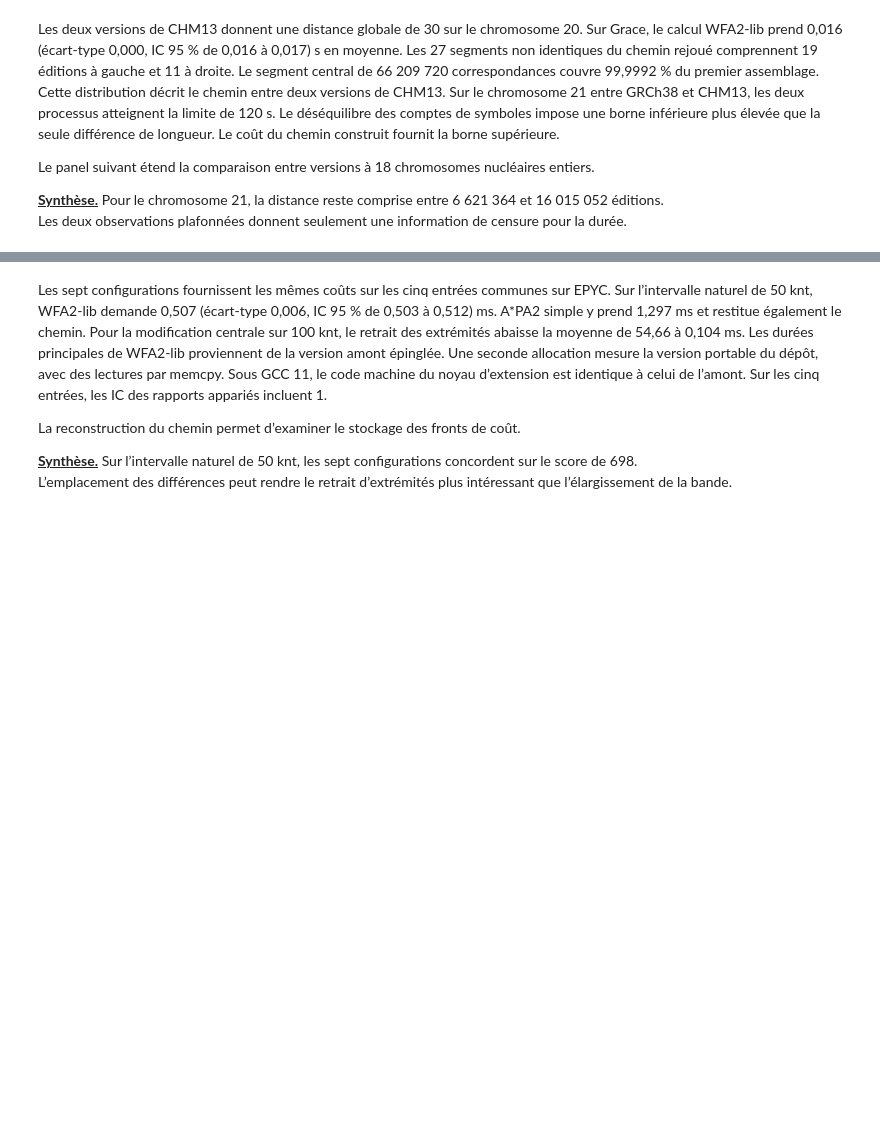
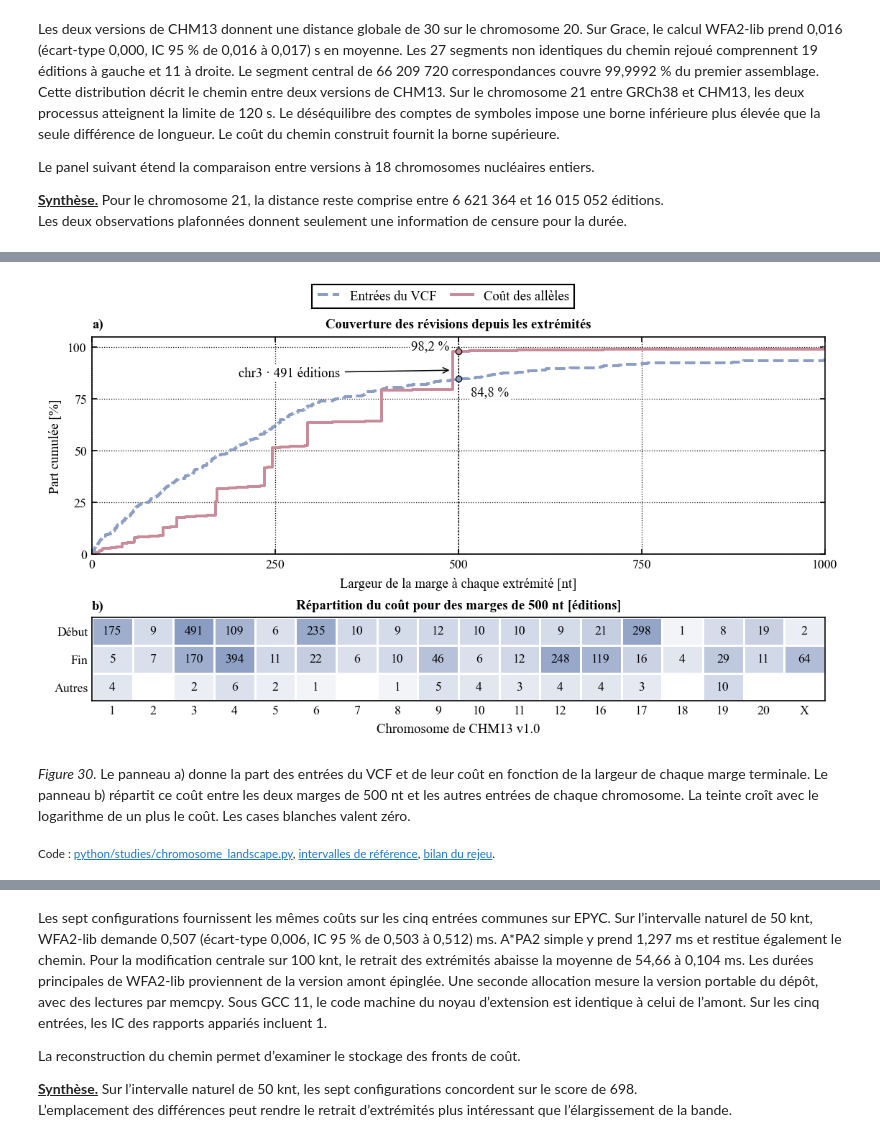
Before and after one commit to wolf75222/nvpd-edit-distance, a Jupyter notebook: notebooks/profil_nvpd.ipynb, the cells around one changed output, grey strips where cells are left out. Drawn from its saved outputs; the diff is of its cells as text; code cells hidden in the pictures; blank space fills up the shorter version.

```diff
--- a/notebooks/profil_nvpd.ipynb
+++ b/notebooks/profil_nvpd.ipynb
@@ -2070,0 +2119,14 @@ nv_save(rc_make_figure(rc_curves), "distributed/concentration_rangs")
+# %%
+from studies.rank_concentration import concentration as rc_concentration, make_figure as rc_make_figure
+
+rc_curves = rc_concentration(nv_csv(RES / "mpi/schedules/839194/rank_work.csv"))
+for rc_policy in ["hilbert", "steal", "hilbert-weighted"]:
+    rc_selection = rc_curves[rc_curves.policy.eq(rc_policy)]
+    for rc_rank, rc_group in rc_selection.groupby("ranks"):
+        rc_values = rc_group.share.to_numpy() * 100
+        if rc_policy != "steal":
+            rc_values = np.unique(rc_values)
+            assert len(rc_values) == 1
+        nv_stats.add(25, "cumulative_cell_percent", rc_policy, rc_rank, rc_values,
+                     "independent_mpi_launch" if rc_policy == "steal" else "fixed_assignment")
+nv_save(rc_make_figure(rc_curves), "distributed/concentration_rangs")
@@ -2512,0 +2593,26 @@ La dépendance du temps au score peut ensuite se mesurer sur des entrées plus c
+# %%
+from studies.chromosome_landscape import (
+    make_figure as lc_figure, read_panel as lc_panel, region_costs as lc_regions,
+)
+
+lc_records, lc_lengths = lc_panel(ROOT)
+lc_width = 500
+lc_costs = lc_regions(lc_records, lc_lengths.index, lc_width)
+for lc_side, lc_row in lc_costs.iterrows():
+    for lc_chrom, lc_value in lc_row.items():
+        nv_stats.add(30, "allele_edit_cost", lc_side, lc_chrom, [lc_value], "complete_release_panel",
+                     independent=False)
+lc_inside = lc_records.loc[lc_records.radius <= lc_width]
+for lc_metric, lc_share in [
+    ("record_percent", 100 * len(lc_inside) / len(lc_records)),
+    ("allele_cost_percent", 100 * lc_inside.allele_cost.sum() / lc_records.allele_cost.sum()),
+]:
+    nv_stats.add(30, lc_metric, "both_chromosome_ends", lc_width, [lc_share],
+                 "complete_release_panel", independent=False)
+nv_save(lc_figure(lc_records, lc_costs, lc_width), "biology/paysage_chromosomique", vector=True, alt='Position des révisions entre deux versions de CHM13, rapportée aux extrémités des chromosomes.')
+# %% [output]
+[figure, added]
+# %% [markdown]
+*Figure 30.* Le panneau a) donne la part des entrées du VCF et de leur coût en fonction de la largeur de chaque marge terminale. Le panneau b) répartit ce coût entre les deux marges de 500 nt et les autres entrées de chaque chromosome. La teinte croît avec le logarithme de un plus le coût. Les cases blanches valent zéro.
+
+<sub>Code : [python/studies/chromosome_landscape.py](../python/studies/chromosome_landscape.py), [intervalles de référence](../results/human/chromosome-panel/release-intervals.csv), [bilan du rejeu](../results/human/chromosome-panel/release-patch.csv).</sub>
```
Also changed, not shown: parts of 174 cells of this notebook, 27 other files.
